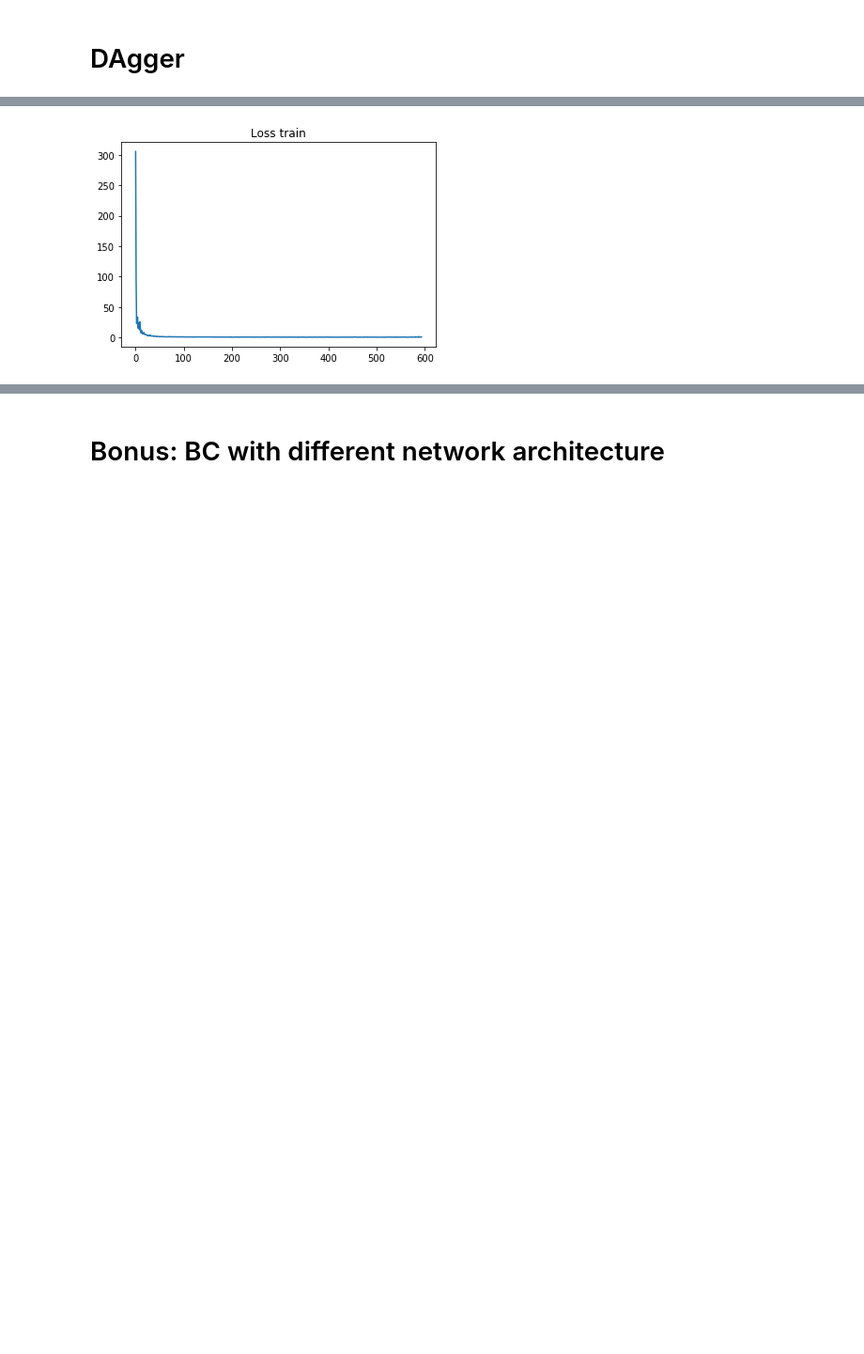
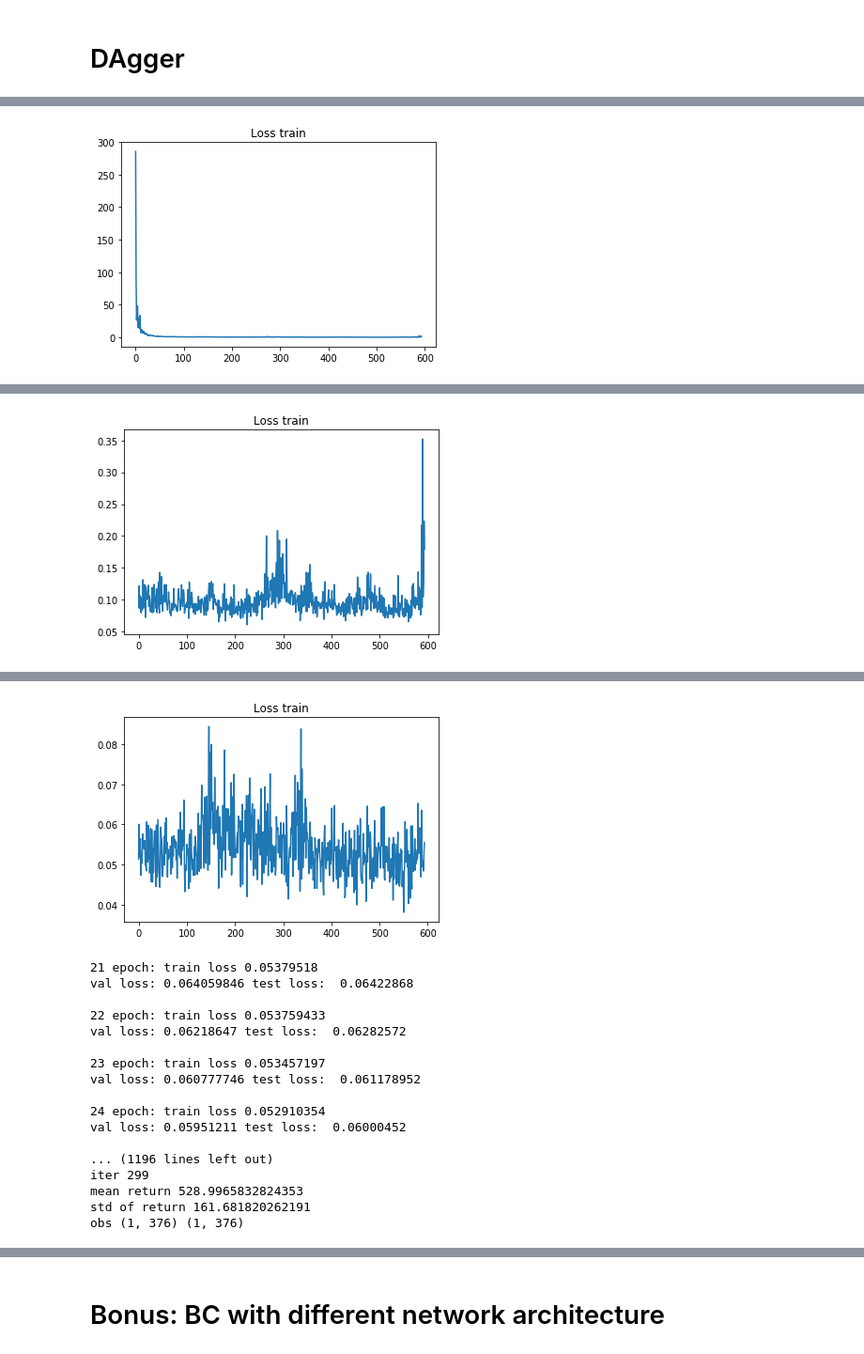
Before and after one commit to seungwon1/cs294_hw, a Jupyter notebook: hw1/hw1.ipynb, the cells around one changed output, grey strips where cells are left out. Shown at 94% size. Drawn from its saved outputs; the diff is of its cells as text; code cells hidden in the pictures; blank space fills up the shorter version.

```diff
--- a/hw1/hw1.ipynb
+++ b/hw1/hw1.ipynb
@@ -292,11 +285,13 @@ plt.show()
 <Figure size 432x288 with 0 Axes>
 # %%
-# performance w.r.t learning rate
+# performance w.r.t epoch
 
 # split data, create env
 data = 'HalfCheetah-v22'
 game = 'HalfCheetah-v2'
 x_train, y_train, x_val, y_val, x_test, y_test, num_action, num_state = load_split_data(data, game)
+env = gym.make(game)
+sess = get_session()
 
 # training deep neural nets
 seed = 1
@@ -304,18 +299,8 @@ set_seed(seed)
 it_num = int(1e+5)
 batch_size = 100
 batch_size2 = int(batch_size/3)
-epoch = 25
-lr_list = [1e-3, 5e-4, 1e-4, 5e-5, 1e-5]
-return_list = []
-for i in lr_list:
-    sess = get_session()
-    sess, state, action, out = train_nn(seed, num_state, sess, num_action, it_num, batch_size, batch_size2, epoch, x_train,
-                                        y_train, x_val, y_val, x_test, y_test, lr = i, plot = False, verbose = False)
+epoch = 30
 
-    # evaluate policy of trained agent
-    env = gym.make(game)
-    num_rollouts = 25
-    returns = []
-    returns = eval_policy(game, num_rollouts, sess, state, out, verbose = False)
-    return_list.append(returns)
+sess, state, action, out, eval_list = train_nn(seed, num_state, sess, num_action, it_num, batch_size, batch_size2, epoch, x_train,
+                                        y_train, x_val, y_val, x_test, y_test, plot = False, verbose = False, evaluate=True, env = env)
 # %% [output]
@@ -339,4 +310,0 @@ std of return 114.08333693152503
-# %%
-# print mean and std of return of 25 number of simulations
-for i in return_list:
-    print(np.mean(i), np.std(i))
@@ -348,0 +311,15 @@ for i in return_list:
+# %%
+#plot mean and std w.r.t epoch
+xrange = [0, 5,10,15,20,25]
+mean, std = [], []
+for idx, i in enumerate(eval_list):
+    mean.append(i[0])
+    std.append(i[1])
+
+plt.plot(xrange, mean)
+plt.errorbar(xrange, mean, std, linestyle='None', marker='o')
+
+plt.xlabel('Epoch', size=12)
+plt.ylabel('Returns',size =12)
+plt.title('Evaluation during training', size = 15)
+plt.show()
@@ -478,14 +485,14 @@ data = 'Humanoid-v2'
 policy_fn = load_policy.load_policy('./experts/'+ str(game)+'.pkl')
 x_train, y_train, x_val, y_val, x_test, y_test, num_action, num_state = load_split_data(data, game)
 
-seed, it_num, batch_size, epoch, num_rollouts = 1, 1e+5, 100, 25, 25
+seed, it_num, batch_size, epoch, num_rollouts = 1, 1e+5, 100, 25, 300
 batch_size2  =  int(batch_size/3)
 set_seed(seed)
 sess = get_session()
 env = gym.make(game)
 
 # 1. train from human(expert) Data
-sess, state, action, out = train_nn(seed, num_state, sess, num_action, it_num, batch_size, batch_size2, epoch, x_train, y_train, x_val, y_val, x_test, y_test)
+sess, state, action, out = train_nn(seed, num_state, sess, num_action, it_num, batch_size, batch_size2, epoch, x_train, y_train, x_val, y_val, x_test, y_test, evaluate= True, env = env)
 
 # 2. run trained policy to get dataset D_pi
 returns, data_pi = eval_policy(game, num_rollouts, sess, state, out, env, data_gen = True, verbose = True)
@@ -507 +514 @@ val loss: 1.2419437 test loss:  1.2155992
-[figure, old version]
+[figure, new version]
@@ -524,0 +532 @@ val loss: 0.1265538 test loss:  0.12732127
+[figure, added]
@@ -526 +550,19 @@ KeyboardInterrupt:
+[figure, added]
+21 epoch: train loss 0.05379518
+val loss: 0.064059846 test loss:  0.06422868
+
+22 epoch: train loss 0.053759433
+val loss: 0.06218647 test loss:  0.06282572
+
+23 epoch: train loss 0.053457197
+val loss: 0.060777746 test loss:  0.061178952
+
+24 epoch: train loss 0.052910354
+val loss: 0.05951211 test loss:  0.06000452
+
+... (1196 lines left out)
+iter 299
+mean return 528.9965832824353
+std of return 161.681820262191
+obs (1, 376) (1, 376)
 # %%
```
Also changed, not shown: parts of 22 cells of this notebook.
